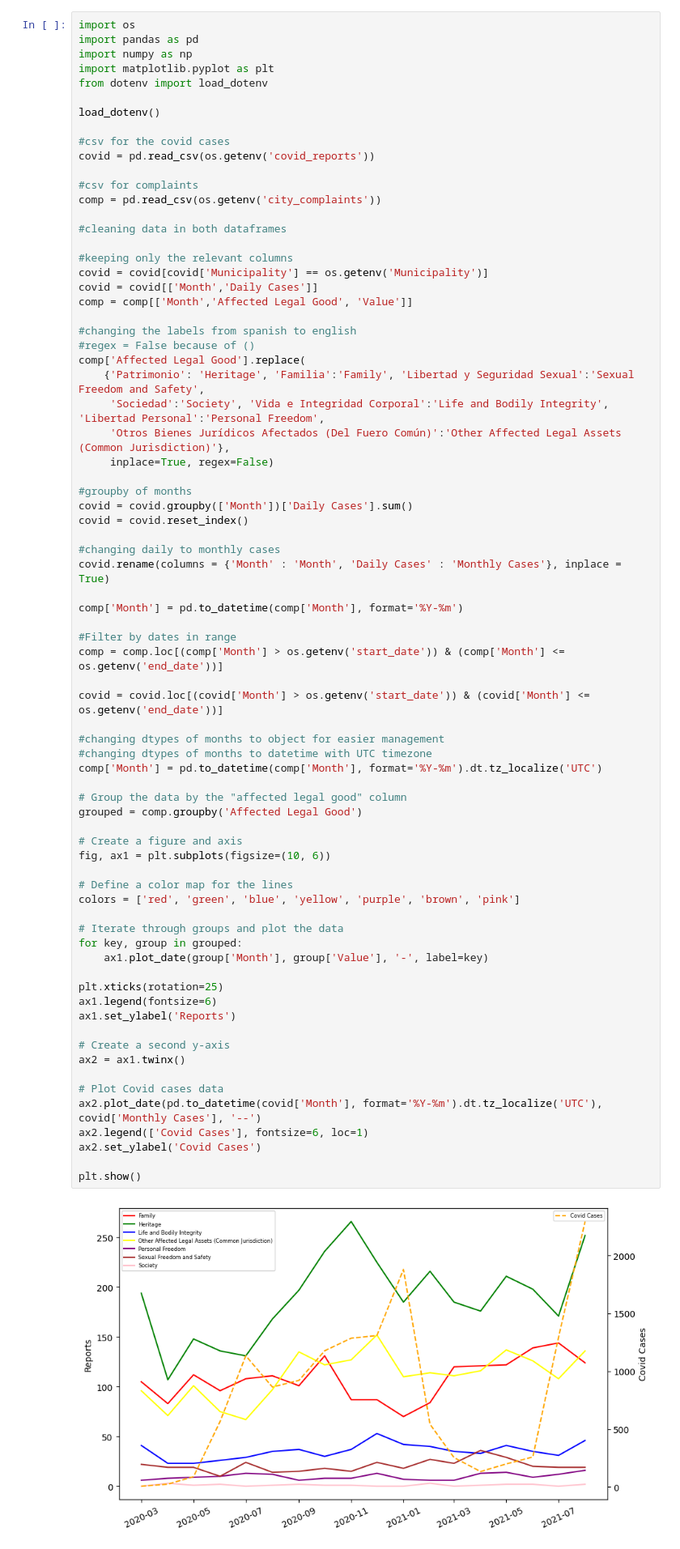
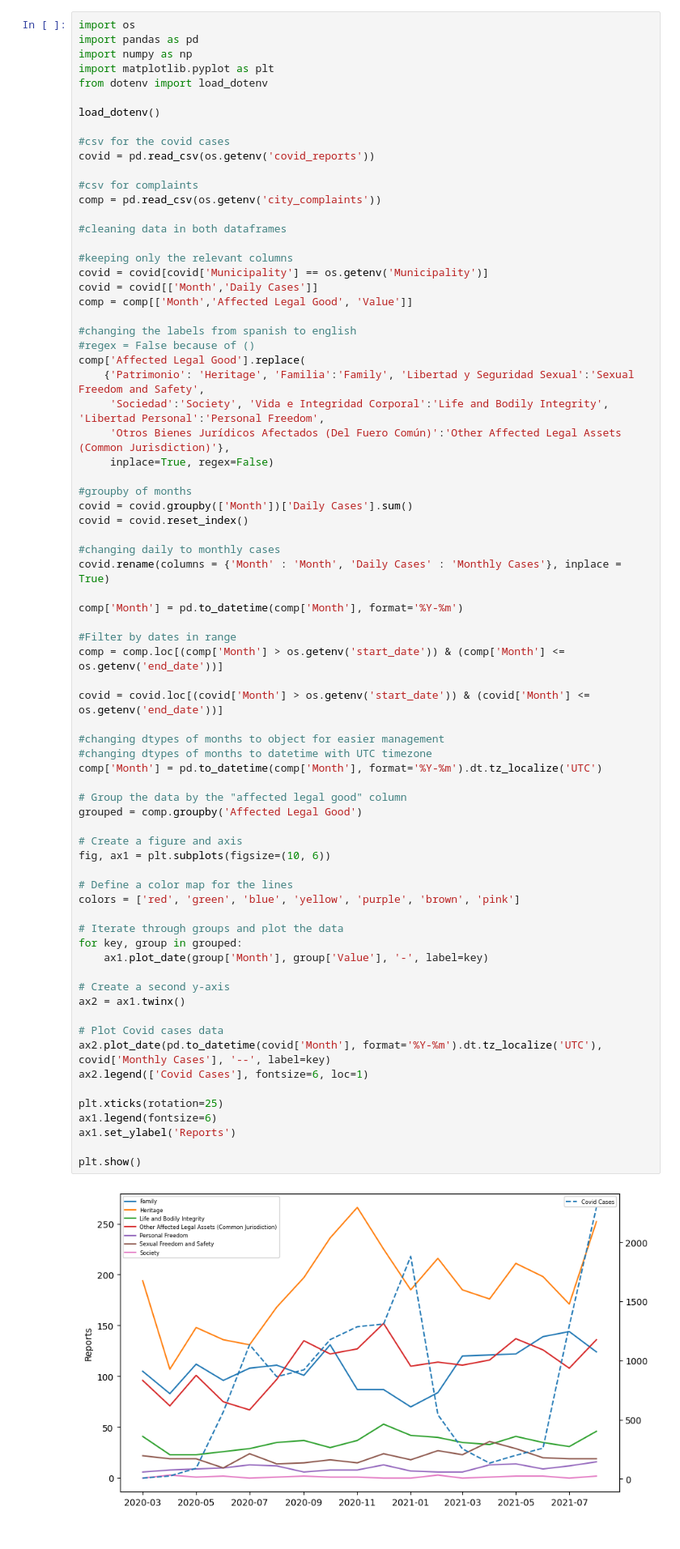
Before and after one commit to JosePabloGFnl/San-Nico-COVID-Cases-Vs-Complaints, a Jupyter notebook: correlation.ipynb, the cells around one changed output. Shown: that part at 81% size. Cells and saved outputs as stored; diff of their text form.

```diff
--- a/correlation.ipynb
+++ b/correlation.ipynb
@@ -38,39 +38,38 @@ covid.rename(columns = {'Month' : 'Month', 'Daily Cases' : 'Monthly Cases'}, inp
 comp['Month'] = pd.to_datetime(comp['Month'], format='%Y-%m')
 
 #Filter by dates in range
 comp = comp.loc[(comp['Month'] > os.getenv('start_date')) & (comp['Month'] <= os.getenv('end_date'))]
 
 covid = covid.loc[(covid['Month'] > os.getenv('start_date')) & (covid['Month'] <= os.getenv('end_date'))]
 
 #changing dtypes of months to object for easier management
 #changing dtypes of months to datetime with UTC timezone
 comp['Month'] = pd.to_datetime(comp['Month'], format='%Y-%m').dt.tz_localize('UTC')
 
 # Group the data by the "affected legal good" column
 grouped = comp.groupby('Affected Legal Good')
 
 # Create a figure and axis
 fig, ax1 = plt.subplots(figsize=(10, 6))
 
 # Define a color map for the lines
 colors = ['red', 'green', 'blue', 'yellow', 'purple', 'brown', 'pink']
 
 # Iterate through groups and plot the data
 for key, group in grouped:
     ax1.plot_date(group['Month'], group['Value'], '-', label=key)
 
+# Create a second y-axis
+ax2 = ax1.twinx()
+
+# Plot Covid cases data
+ax2.plot_date(pd.to_datetime(covid['Month'], format='%Y-%m').dt.tz_localize('UTC'), covid['Monthly Cases'], '--', label=key)
+ax2.legend(['Covid Cases'], fontsize=6, loc=1)
+
 plt.xticks(rotation=25)
 ax1.legend(fontsize=6)
 ax1.set_ylabel('Reports')
 
-# Create a second y-axis
-ax2 = ax1.twinx()
-
-# Plot Covid cases data
-ax2.plot_date(pd.to_datetime(covid['Month'], format='%Y-%m').dt.tz_localize('UTC'), covid['Monthly Cases'], '--')
-ax2.legend(['Covid Cases'], fontsize=6, loc=1)
-ax2.set_ylabel('Covid Cases')
-
 plt.show()
 # %% [output]
-[figure, old version]
+[figure, new version]
```
